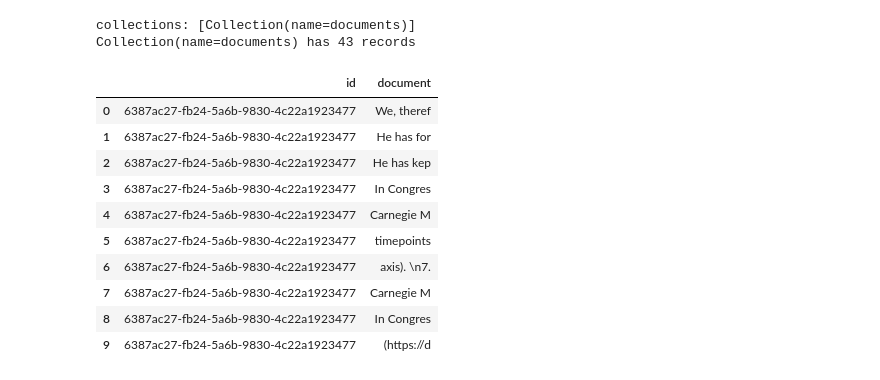
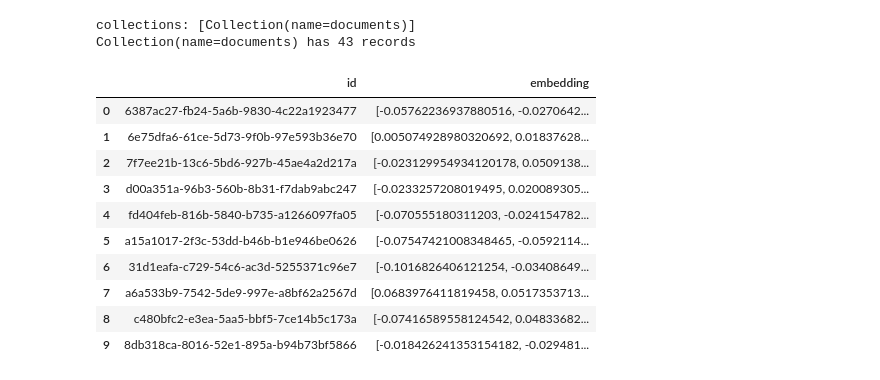
Before and after one commit to Shroff20/rag2, a Jupyter notebook: demo.ipynb, the cells around one changed output. Cells and saved outputs as stored; diff of their text form; code cells hidden in the pictures.

```diff
--- a/demo.ipynb
+++ b/demo.ipynb
@@ -57,21 +57,21 @@ VD.info()
 collections: [Collection(name=documents)]
 Collection(name=documents) has 43 records
 # %%
-results = VD.collection.query(query_texts='test')
-df_results = database._results_to_df(results, keep_cols = ['id', 'document'], document_length_limit= 10)
+results = VD.collection.query(query_texts='test', include = ['embeddings'])
+df_results = database._results_to_df(results, keep_cols = ['id', 'document', 'embedding'], document_length_limit= 10)
 df_results
 # %% [output]
-|  | id | document |
-| 0 | 6387ac27-fb24-5a6b-9830-4c22a1923477 | We, theref |
-| 1 | 6387ac27-fb24-5a6b-9830-4c22a1923477 | He has for |
-| 2 | 6387ac27-fb24-5a6b-9830-4c22a1923477 | He has kep |
-| 3 | 6387ac27-fb24-5a6b-9830-4c22a1923477 | In Congres |
-| 4 | 6387ac27-fb24-5a6b-9830-4c22a1923477 | Carnegie M |
-| 5 | 6387ac27-fb24-5a6b-9830-4c22a1923477 | timepoints |
-| 6 | 6387ac27-fb24-5a6b-9830-4c22a1923477 | axis). \n7. |
-| 7 | 6387ac27-fb24-5a6b-9830-4c22a1923477 | Carnegie M |
-| 8 | 6387ac27-fb24-5a6b-9830-4c22a1923477 | In Congres |
-| 9 | 6387ac27-fb24-5a6b-9830-4c22a1923477 | (https://d |
+|  | id | embedding |
+| 0 | 6387ac27-fb24-5a6b-9830-4c22a1923477 | [-0.05762236937880516, -0.0270642... |
+| 1 | 6e75dfa6-61ce-5d73-9f0b-97e593b36e70 | [0.005074928980320692, 0.01837628... |
+| 2 | 7f7ee21b-13c6-5bd6-927b-45ae4a2d217a | [-0.023129954934120178, 0.0509138... |
+| 3 | d00a351a-96b3-560b-8b31-f7dab9abc247 | [-0.0233257208019495, 0.020089305... |
+| 4 | fd404feb-816b-5840-b735-a1266097fa05 | [-0.070555180311203, -0.024154782... |
+| 5 | a15a1017-2f3c-53dd-b46b-b1e946be0626 | [-0.07547421008348465, -0.0592114... |
+| 6 | 31d1eafa-c729-54c6-ac3d-5255371c96e7 | [-0.1016826406121254, -0.03408649... |
+| 7 | a6a533b9-7542-5de9-997e-a8bf62a2567d | [0.0683976411819458, 0.0517353713... |
+| 8 | c480bfc2-e3ea-5aa5-bbf5-7ce14b5c173a | [-0.07416589558124542, 0.04833682... |
+| 9 | 8db318ca-8016-52e1-895a-b94b73bf5866 | [-0.018426241353154182, -0.029481... |
 # %%
 query ="how do I install matlab"
 df_results = VD.search(query, k = 10)
```
Also changed, not shown: parts of 4 cells of this notebook, 2 other files.
